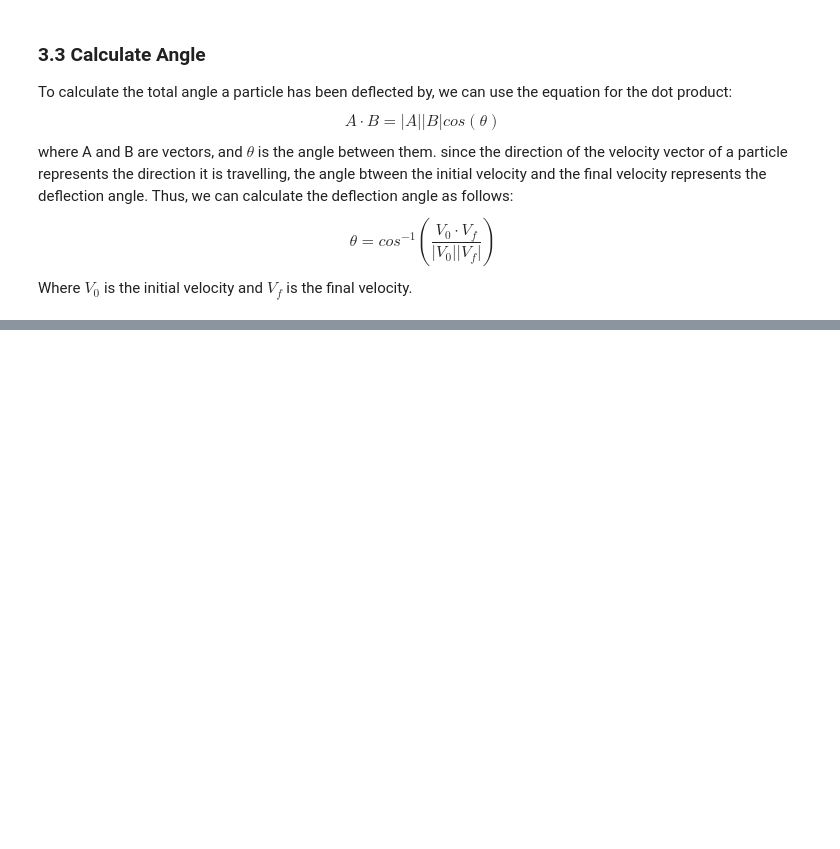
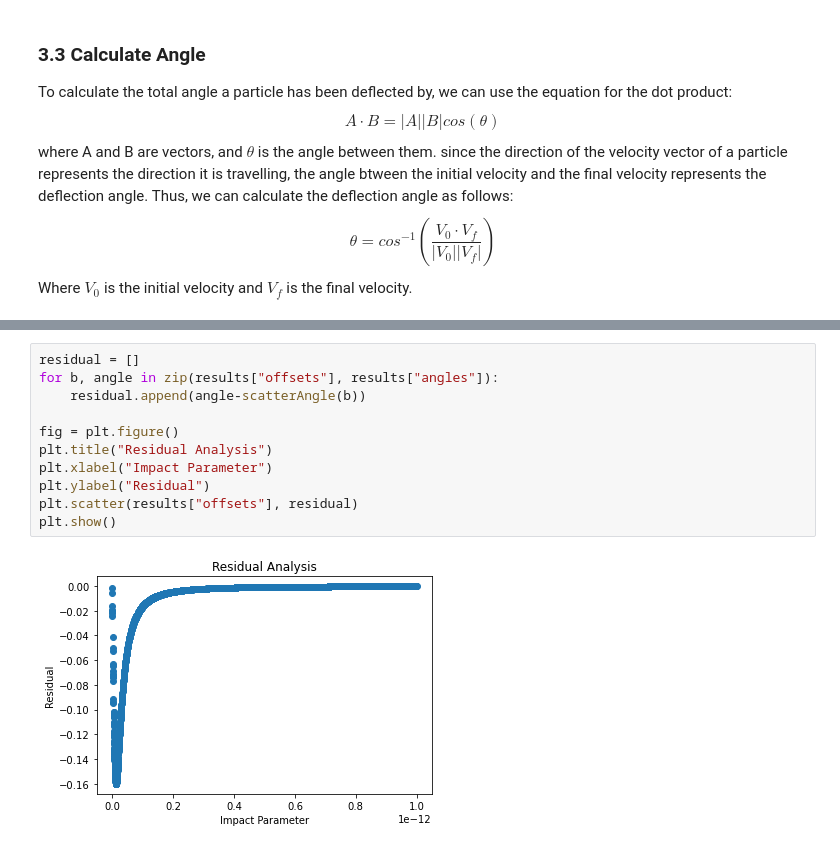
Before and after one commit to freddien03/Simulating-Rutherford-Scattering, a Jupyter notebook: Simulating-Rutherford-Scattering.ipynb, the cells around one changed output, grey strips where cells are left out. Cells and saved outputs as stored; diff of their text form; blank space fills up the shorter version.

```diff
--- a/Simulating-Rutherford-Scattering.ipynb
+++ b/Simulating-Rutherford-Scattering.ipynb
@@ -589,0 +668,13 @@ plt.show()
+# %%
+residual = []
+for b, angle in zip(results["offsets"], results["angles"]):
+    residual.append(angle-scatterAngle(b))
+
+fig = plt.figure()
+plt.title("Residual Analysis")
+plt.xlabel("Impact Parameter")
+plt.ylabel("Residual")
+plt.scatter(results["offsets"], residual)
+plt.show()
+# %% [output]
+[figure, added]
```
Also changed, not shown: parts of 82 cells of this notebook, 14 other files.
